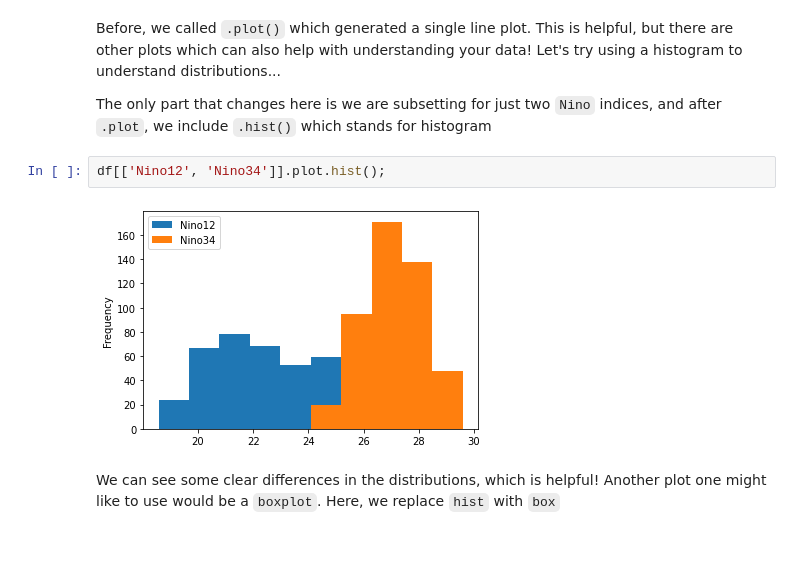
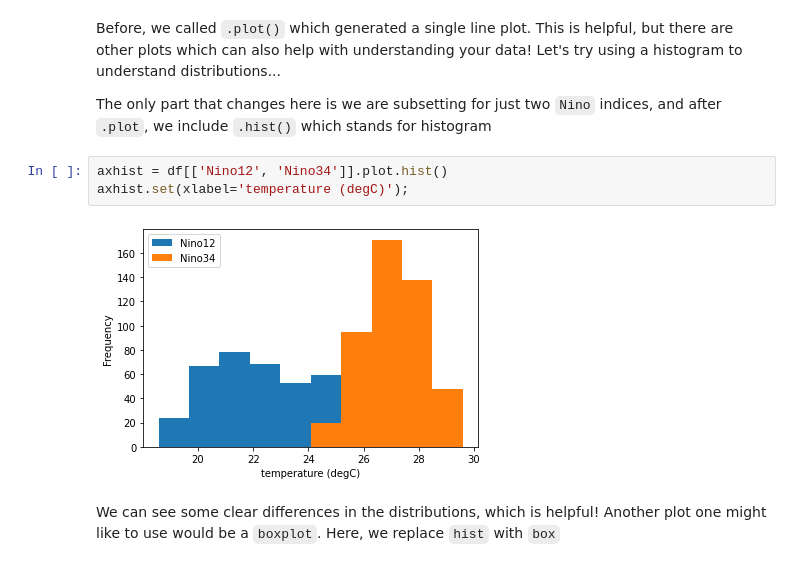
Before and after one commit to phaustin/eosc211_students, a Jupyter notebook: _sources/wk11/pythia_pandas.ipynb, the cells around one changed output. Cells and saved outputs as stored; diff of their text form.

```diff
--- a/_sources/wk11/pythia_pandas.ipynb
+++ b/_sources/wk11/pythia_pandas.ipynb
@@ -521,9 +592,10 @@ Before, we called `.plot()` which generated a single line plot. This is helpful,
 
 The only part that changes here is we are subsetting for just two `Nino` indices, and after `.plot`, we include `.hist()` which stands for histogram
 # %%
-df[['Nino12', 'Nino34']].plot.hist();
+axhist = df[['Nino12', 'Nino34']].plot.hist()
+axhist.set(xlabel='temperature (degC)');
 # %% [output]
-[figure, old version]
+[figure, new version]
 # %% [markdown]
 We can see some clear differences in the distributions, which is helpful! Another plot one might like to use would be a `boxplot`. Here, we replace `hist` with `box`
 # %%
```
Also changed, not shown: parts of 33 cells of this notebook, 14 other files.
